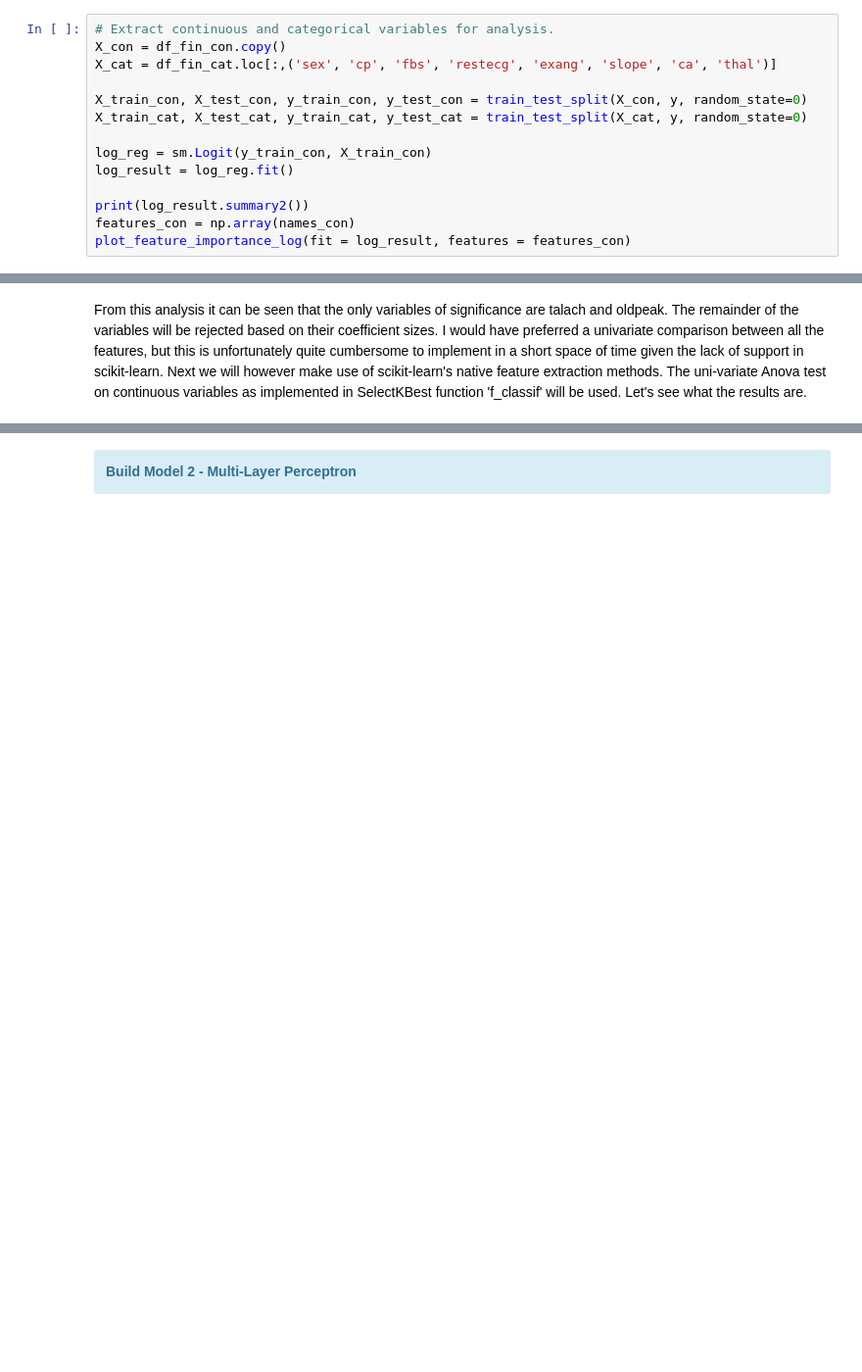
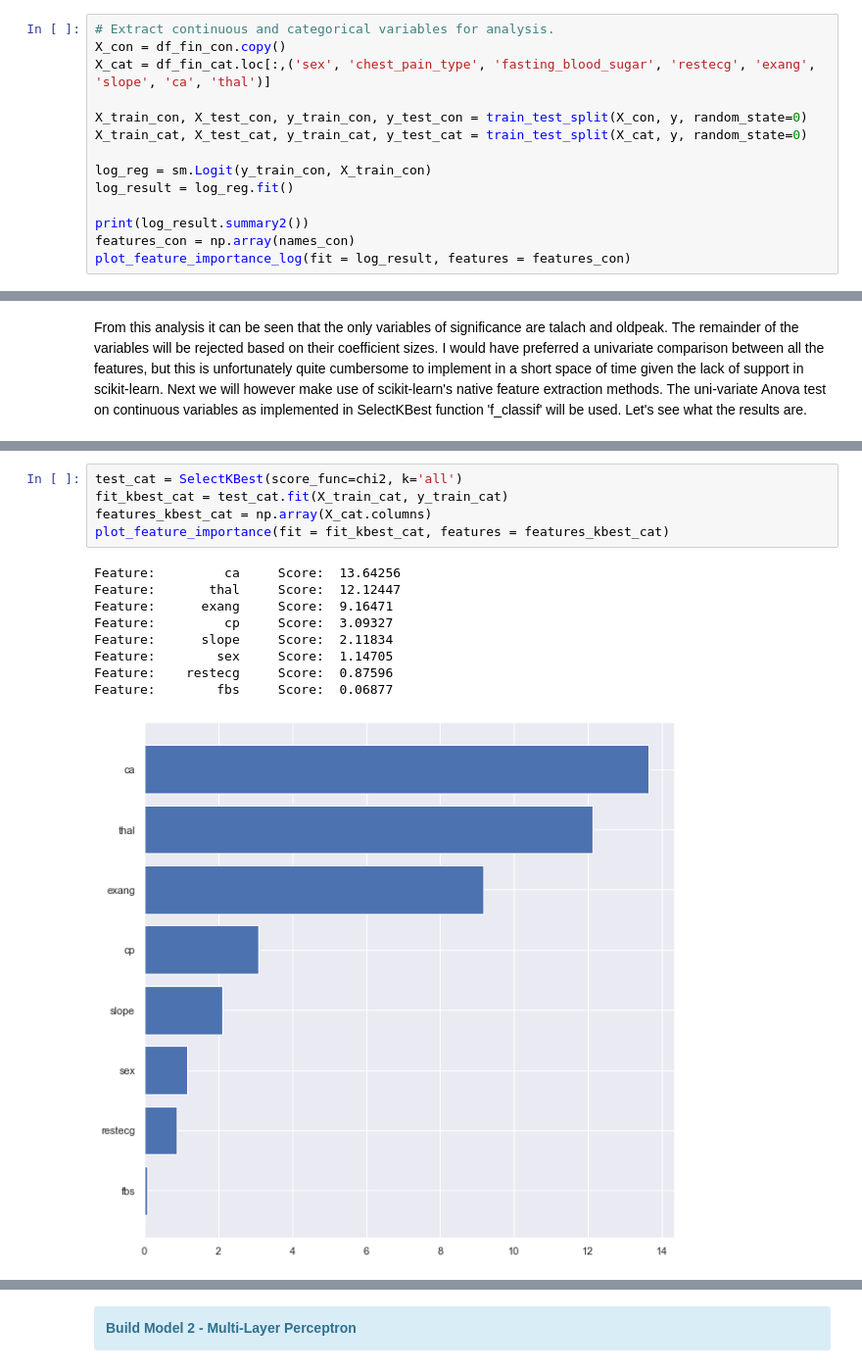
Before and after one commit to LourensWalters/cor_art_dis, a Jupyter notebook: cor_art_dis/notebooks/explore_data_2020_10_24_lw.ipynb, the cells around one changed output, grey strips where cells are left out. Shown at 98% size. Drawn from its saved outputs; the diff is of its cells as text; blank space fills up the shorter version.

```diff
--- a/cor_art_dis/notebooks/explore_data_2020_10_24_lw.ipynb
+++ b/cor_art_dis/notebooks/explore_data_2020_10_24_lw.ipynb
@@ -674,7 +675,7 @@ therefore make use of the statsmodel libraries' implementation.
 # %%
 # Extract continuous and categorical variables for analysis.
 X_con = df_fin_con.copy()
-X_cat = df_fin_cat.loc[:,('sex', 'cp', 'fbs', 'restecg', 'exang', 'slope', 'ca', 'thal')]
+X_cat = df_fin_cat.loc[:,('sex', 'chest_pain_type', 'fasting_blood_sugar', 'restecg', 'exang', 'slope', 'ca', 'thal')]
 
 X_train_con, X_test_con, y_train_con, y_test_con = train_test_split(X_con, y, random_state=0)
 X_train_cat, X_test_cat, y_train_cat, y_test_cat = train_test_split(X_cat, y, random_state=0)
@@ -745,0 +732,15 @@ Chi-Squared function will be used. Let's see what the results are.
+# %%
+test_cat = SelectKBest(score_func=chi2, k='all')
+fit_kbest_cat = test_cat.fit(X_train_cat, y_train_cat)
+features_kbest_cat = np.array(X_cat.columns)
+plot_feature_importance(fit = fit_kbest_cat, features = features_kbest_cat)
+# %% [output]
+Feature:         ca     Score:  13.64256
+Feature:       thal     Score:  12.12447
+Feature:      exang     Score:  9.16471
+Feature:         cp     Score:  3.09327
+Feature:      slope     Score:  2.11834
+Feature:        sex     Score:  1.14705
+Feature:    restecg     Score:  0.87596
+Feature:        fbs     Score:  0.06877
+[figure, added]
```
Also changed, not shown: parts of 19 cells of this notebook, 4 other files.
